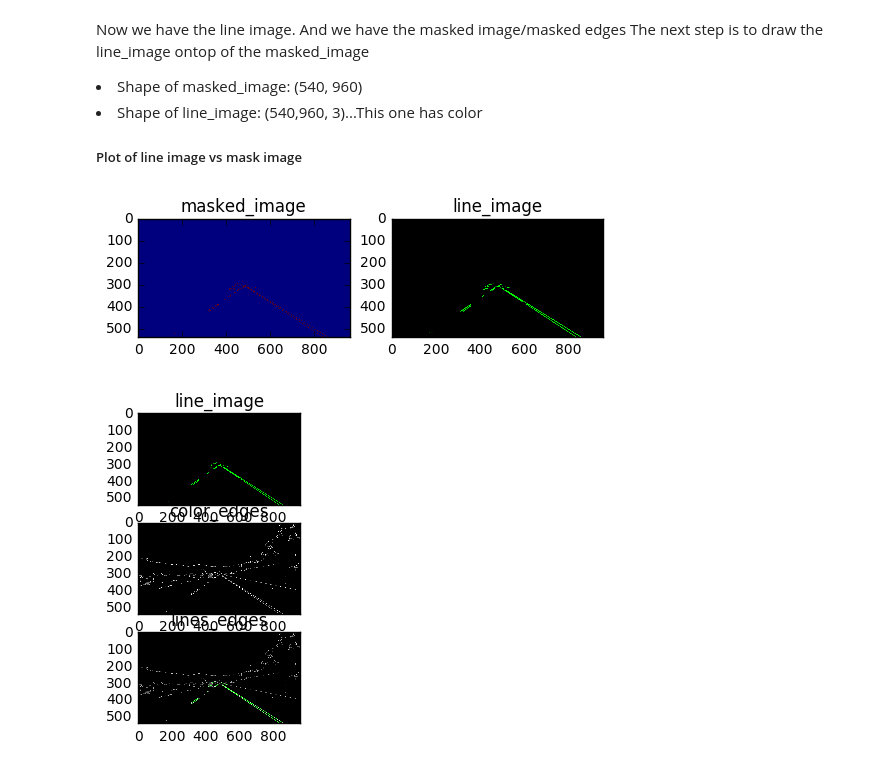
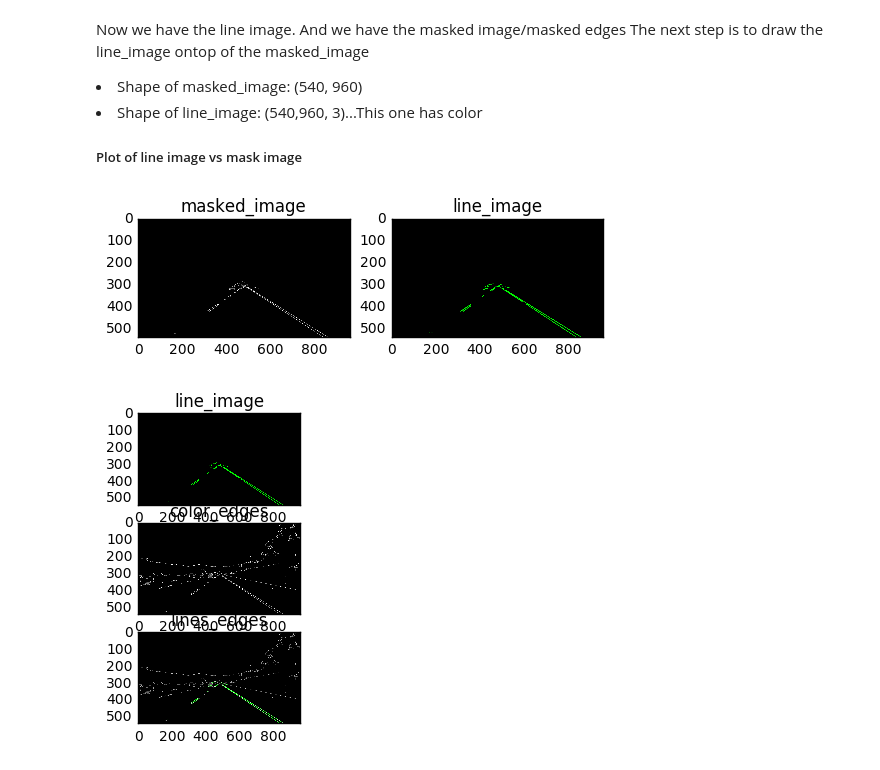
Before and after one commit to JonathanCMitchell/Self-Driving-Car-ND, a Jupyter notebook: Project 1-Lane Detection.ipynb, the cells around one changed output. Saved outputs shown, nothing was run; the diff lists cells and outputs as text; code cells hidden in the pictures.

```diff
--- a/Project 1-Lane Detection.ipynb
+++ b/Project 1-Lane Detection.ipynb
@@ -153,15 +158,15 @@ The next step is to draw the line_image ontop of the masked_image
 # %%
 fig = plt.figure()
 c = fig.add_subplot(1,2,1)
-edgeplot = plt.imshow(masked_image)
+edgeplot = plt.imshow(masked_image, cmap="gray")
 c.set_title('masked_image')
 
 c = fig.add_subplot(1,2,2)
 c.set_title('line_image')
 edgeplot = plt.imshow(line_image)
 plt.show()
 # %% [output]
-[figure, old version]
+[figure, new version]
 # %%
 # WeightedImage(color_edges,
 def weighted_img(img, initial_img, α=0.8, β=1., λ=0.):
```
Also changed, not shown: parts of 1 cell of this notebook.
